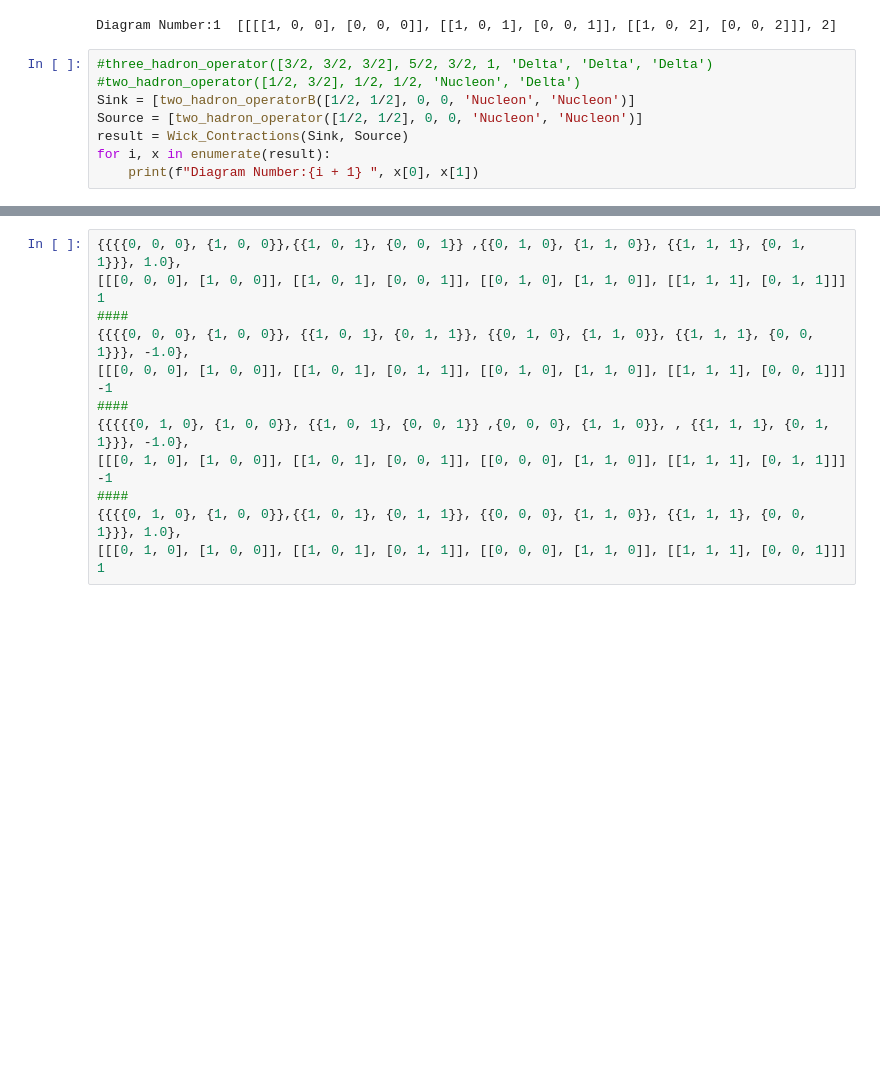
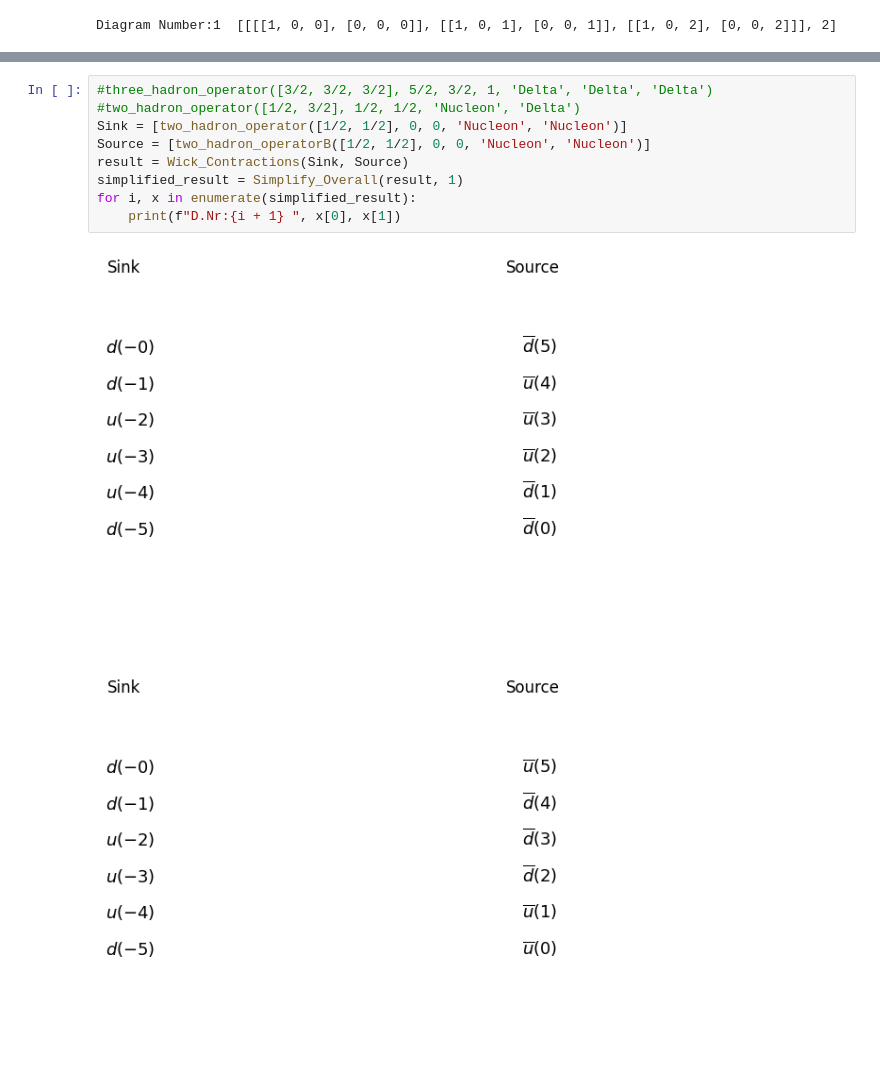
Before and after one commit to Herzallah15/Simplified-Wick-Contractions, a Jupyter notebook: 3H_2H_1H_Operator_in_ColinNotation.ipynb, the cells around one changed output, grey strips where cells are left out. Drawn from its saved outputs; the diff is of its cells as text; blank space fills up the shorter version.

```diff
--- a/3H_2H_1H_Operator_in_ColinNotation.ipynb
+++ b/3H_2H_1H_Operator_in_ColinNotation.ipynb
@@ -11257,11 +11275,3 @@ for i, x in enumerate(result):
 # %% [output]
 [figure]
 Diagram Number:1  [[[[1, 0, 0], [0, 0, 0]], [[1, 0, 1], [0, 0, 1]], [[1, 0, 2], [0, 0, 2]]], 2]
-# %%
-#three_hadron_operator([3/2, 3/2, 3/2], 5/2, 3/2, 1, 'Delta', 'Delta', 'Delta')
-#two_hadron_operator([1/2, 3/2], 1/2, 1/2, 'Nucleon', 'Delta')
-Sink = [two_hadron_operatorB([1/2, 1/2], 0, 0, 'Nucleon', 'Nucleon')]
-Source = [two_hadron_operator([1/2, 1/2], 0, 0, 'Nucleon', 'Nucleon')]
-result = Wick_Contractions(Sink, Source)
-for i, x in enumerate(result):
-    print(f"Diagram Number:{i + 1} ", x[0], x[1])
@@ -11290,12 +11278,12 @@ Diagram Number:144  [[[0, 1, 0], [1, 0, 0]], [[0, 1, 1], [1, 0, 1]], [[0, 1, 2],
-# %%
-{{{{0, 0, 0}, {1, 0, 0}},{{1, 0, 1}, {0, 0, 1}} ,{{0, 1, 0}, {1, 1, 0}}, {{1, 1, 1}, {0, 1, 1}}}, 1.0},
-[[[0, 0, 0], [1, 0, 0]], [[1, 0, 1], [0, 0, 1]], [[0, 1, 0], [1, 1, 0]], [[1, 1, 1], [0, 1, 1]]] 1
-####
-{{{{0, 0, 0}, {1, 0, 0}}, {{1, 0, 1}, {0, 1, 1}}, {{0, 1, 0}, {1, 1, 0}}, {{1, 1, 1}, {0, 0, 1}}}, -1.0},
-[[[0, 0, 0], [1, 0, 0]], [[1, 0, 1], [0, 1, 1]], [[0, 1, 0], [1, 1, 0]], [[1, 1, 1], [0, 0, 1]]] -1
-####
-{{{{{0, 1, 0}, {1, 0, 0}}, {{1, 0, 1}, {0, 0, 1}} ,{0, 0, 0}, {1, 1, 0}}, , {{1, 1, 1}, {0, 1, 1}}}, -1.0},
-[[[0, 1, 0], [1, 0, 0]], [[1, 0, 1], [0, 0, 1]], [[0, 0, 0], [1, 1, 0]], [[1, 1, 1], [0, 1, 1]]] -1
-####
-{{{{0, 1, 0}, {1, 0, 0}},{{1, 0, 1}, {0, 1, 1}}, {{0, 0, 0}, {1, 1, 0}}, {{1, 1, 1}, {0, 0, 1}}}, 1.0},
-[[[0, 1, 0], [1, 0, 0]], [[1, 0, 1], [0, 1, 1]], [[0, 0, 0], [1, 1, 0]], [[1, 1, 1], [0, 0, 1]]] 1
+# %%
+#three_hadron_operator([3/2, 3/2, 3/2], 5/2, 3/2, 1, 'Delta', 'Delta', 'Delta')
+#two_hadron_operator([1/2, 3/2], 1/2, 1/2, 'Nucleon', 'Delta')
+Sink = [two_hadron_operator([1/2, 1/2], 0, 0, 'Nucleon', 'Nucleon')]
+Source = [two_hadron_operatorB([1/2, 1/2], 0, 0, 'Nucleon', 'Nucleon')]
+result = Wick_Contractions(Sink, Source)
+simplified_result = Simplify_Overall(result, 1)
+for i, x in enumerate(simplified_result):
+    print(f"D.Nr:{i + 1} ", x[0], x[1])
+# %% [output]
+[figure, added]
+[figure, added]
```
Also changed, not shown: parts of 3 cells of this notebook.
